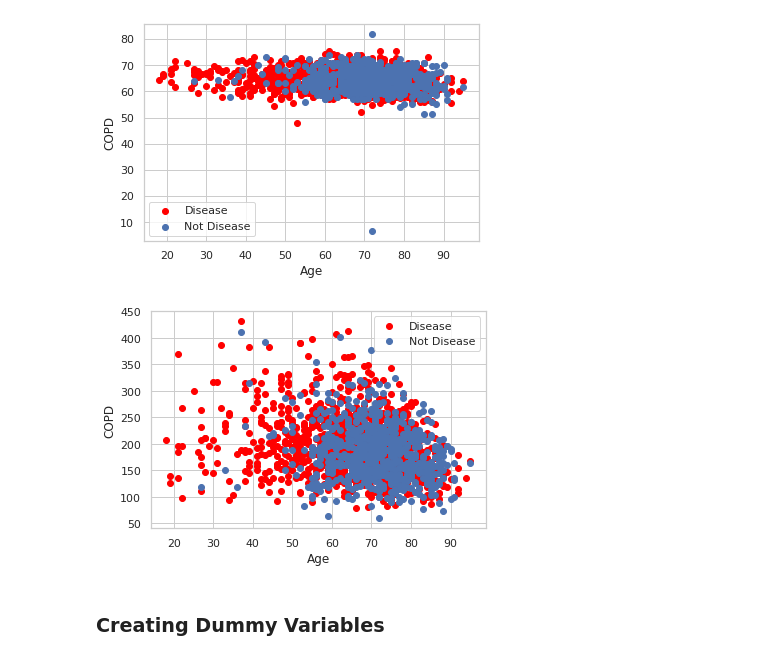
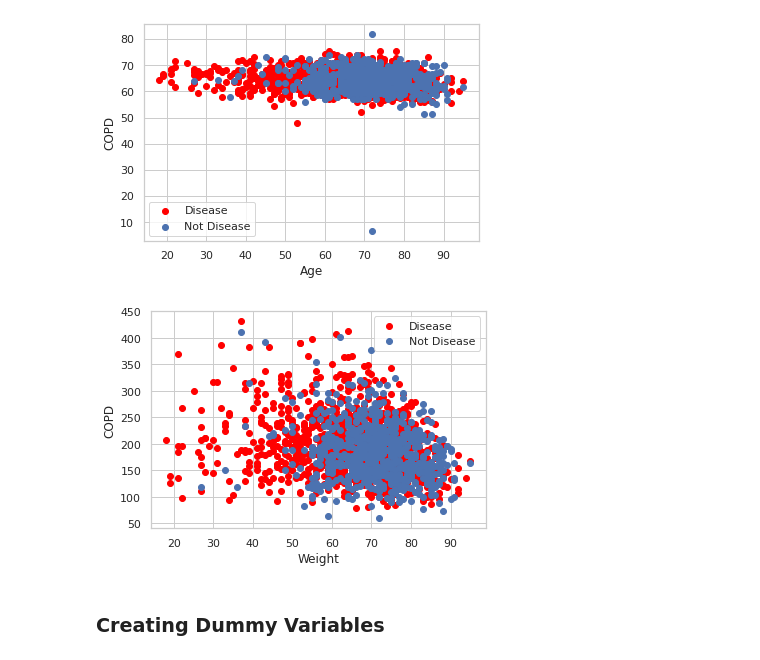
Before and after one commit to asheta66/CNN-WorkOut, a Jupyter notebook: Classification_Using_ML_Alaa1.ipynb, the cells around one changed output. Drawn from its saved outputs; the diff is of its cells as text; code cells hidden in the pictures.

```diff
--- a/Classification_Using_ML_Alaa1.ipynb
+++ b/Classification_Using_ML_Alaa1.ipynb
@@ -145,12 +150,13 @@ plt.show()
 # %%
 plt.scatter(x=df.age[df.target==0], y=df.weight[(df.target==0)], c="red")
 plt.scatter(x=df.age[df.target==1], y=df.weight[(df.target==1)])
 plt.legend(["Disease", "Not Disease"])
-plt.xlabel("Age")
+plt.xlabel("Weight")
 plt.ylabel("COPD")
+plt.savefig('COPD_Weight_scatter.png')
 plt.show()
 # %% [output]
-[figure, old version]
+[figure, new version]
 # %% [markdown]
 ### Creating Dummy Variables
 # %% [markdown]
```
Also changed, not shown: parts of 15 cells of this notebook.
